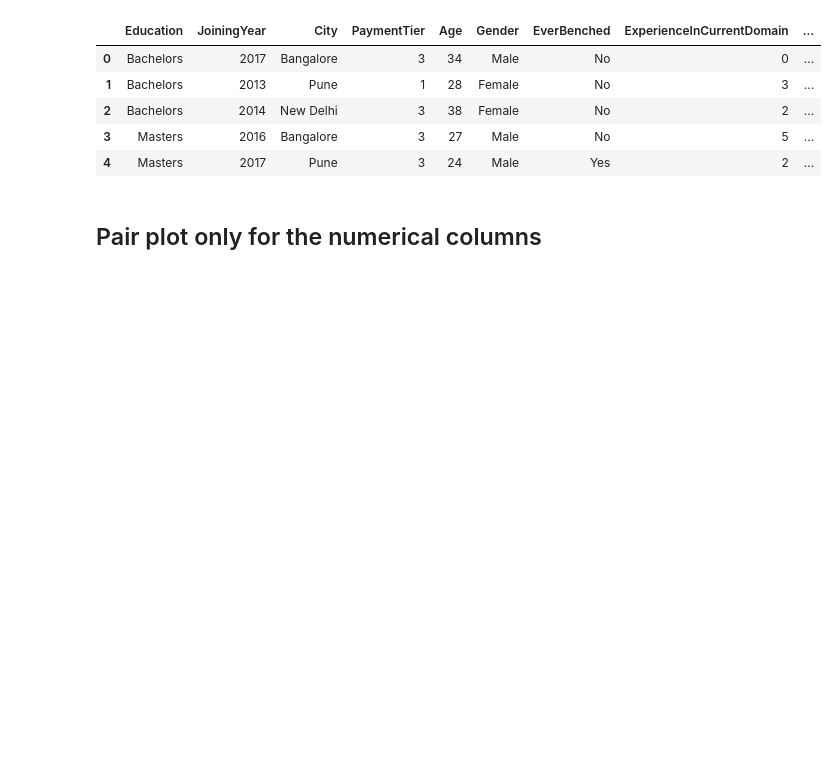
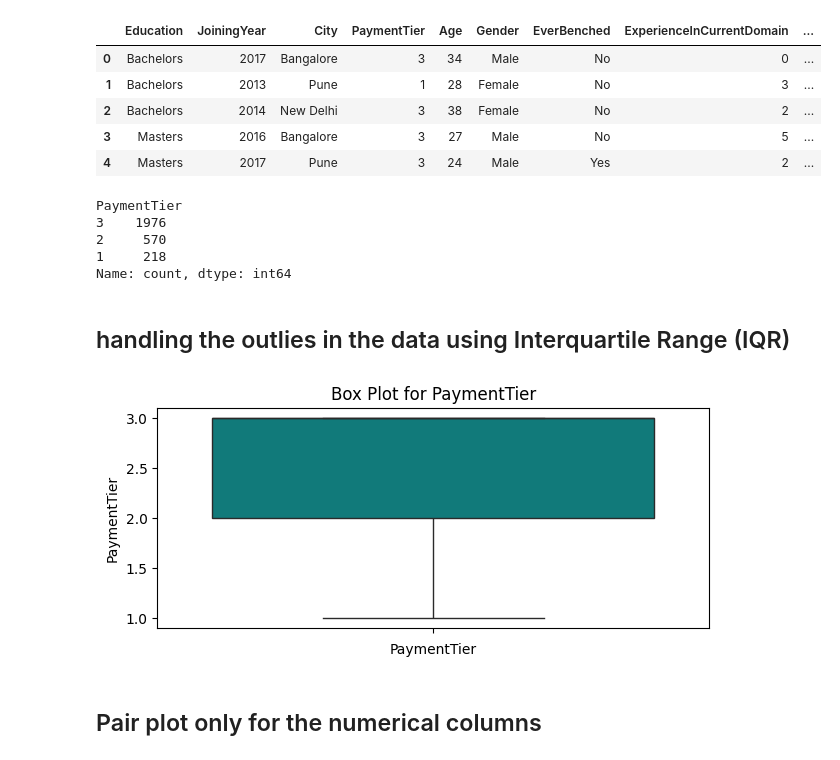
Before and after one commit to Creator-Turbo/Employee-ML-, a Jupyter notebook: notebook/ml.ipynb, the cells around one changed output. Cells and saved outputs as stored; diff of their text form; code cells hidden in the pictures; blank space fills up the shorter version.

```diff
--- a/notebook/ml.ipynb
+++ b/notebook/ml.ipynb
@@ -317,3 +319,13 @@ emp_df.head()
 | 2 | Bachelors | 2014 | New Delhi | 3 | 38 | Female | No | 2 | ... |
 | 3 | Masters | 2016 | Bangalore | 3 | 27 | Male | No | 5 | ... |
 | 4 | Masters | 2017 | Pune | 3 | 24 | Male | Yes | 2 | ... |
+# %%
+emp_df['PaymentTier'].value_counts()
+# %% [output]
+PaymentTier
+3    1976
+2     570
+1     218
+Name: count, dtype: int64
+# %% [markdown]
+## handling the outlies in the data using Interquartile Range (IQR)
@@ -320,3 +340,21 @@ emp_df.head()
+# %%
+# Numerical columns
+numerical_columns = ['PaymentTier']
+
+# Set the figure size
+plt.figure(figsize=(12, 8))
+
+# Plot box plots for each numerical column
+for i, col in enumerate(numerical_columns, 1):
+    plt.subplot(3, 2, i)  # 3 rows, 2 columns
+    sns.boxplot(emp_df[col], color='darkcyan')  # You can change the color as desired
+    plt.title(f'Box Plot for {col}')
+    plt.xlabel(col)
+
+plt.tight_layout()
+plt.show()
+# %% [output]
+[figure, added]
 # %% [markdown]
 ## Pair plot only for the numerical columns
 # %%
```
Also changed, not shown: parts of 12 cells of this notebook, 9 other files.
